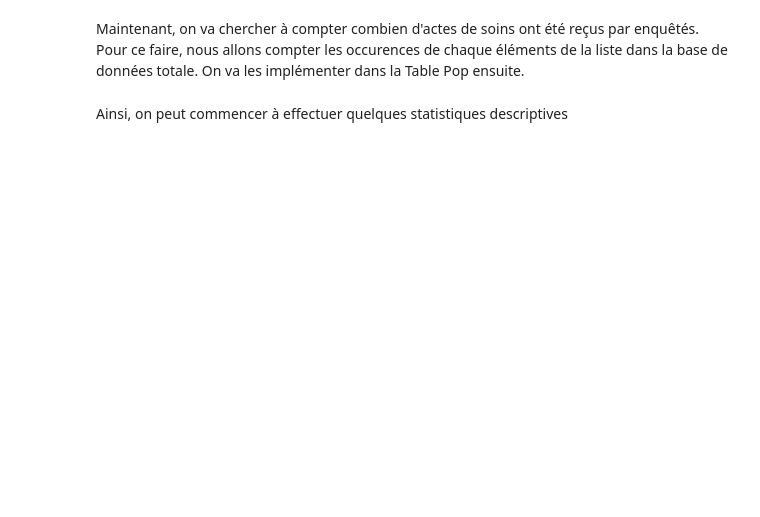
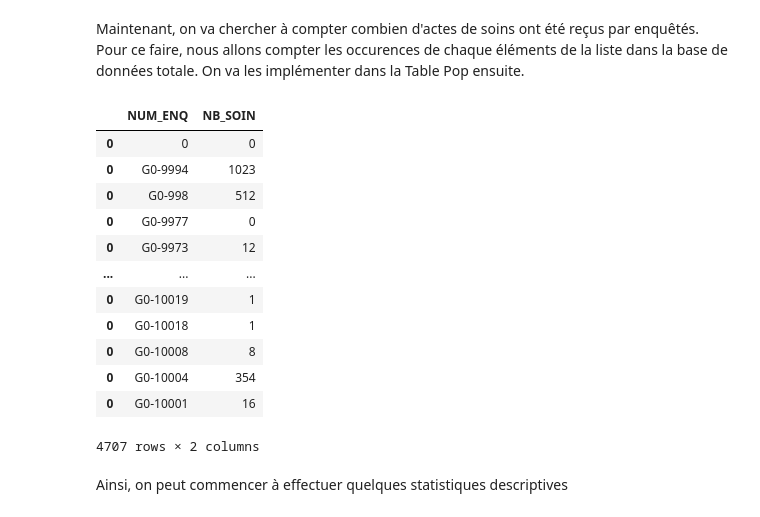
Before and after one commit to jmeynent/Analyse-Mort-Subite, a Jupyter notebook: Untitled.ipynb, the cells around one changed output. Saved outputs shown, nothing was run; the diff lists cells and outputs as text; code cells hidden in the pictures; blank space fills up the shorter version.

```diff
--- a/Untitled.ipynb
+++ b/Untitled.ipynb
@@ -7,7 +7,7 @@ import pandas as pd
 import os
 import matplotlib.pyplot as plt
 # %%
-Table_Pop = pd.read_csv('Ce PC/Documents/SemModStat/MSTP.csv')
-bd0 = pd.read_csv('Ce PC/Documents/SemModStat/MS_BD0.csv')
-bd1 = pd.read_csv('Ce PC/Documents/SemModStat/MS_BD1.csv')
-bd2 = pd.read_csv('Ce PC/Documents/SemModStat/MS_BD2.csv')
+Table_Pop = pd.read_csv('MSTP.csv', sep = ';') #Je réimporte à chaque fois en local la base de données. Je ne stocke pas sur Git car données sensibles
+bd0 = pd.read_csv('MS_BD0.csv', sep = ';')
+bd1 = pd.read_csv('MS_BD1.csv', sep = ';')
+bd2 = pd.read_csv('MS_BD2.csv', sep = ';')
@@ -28,18 +43,37 @@ SyntaxError: invalid syntax (1756146641.py, line 1)
 # %% [markdown]
 Maintenant, on va chercher à compter combien d'actes de soins ont été reçus par enquêtés. Pour ce faire, nous allons compter les occurences de chaque éléments de la liste dans la base de données totale. On va les implémenter dans la Table Pop ensuite.
 # %%
-Table_Pop = Table_Pop.assign(Nbr_Soins=0) #On crée une nouvelle colonne pour stocker ces données, on la remplit de 0 pour l'edit plus tard
+#Création d'un début de dataframe pour remplir boucle
+ar = np.array([0, 0]) #Première ligne arbitraire
+Nb_Soins = pd.DataFrame(ar) #Conversion de la matrice en DataFrame
+Nb_Soins = Nb_Soins.transpose()
+Nb_Soins.columns = ['NUM_ENQ', 'NB_SOIN'] #On nomme les colonnes'''
 
 #On va maintenant chercher à associer à chaque enquêté le nombre de soin reçu.
-#Calcul des soins par personnes
-Nbr_Soins = []
+#Calcul des soins par personnes et création d'une dataframe qui associe au numéro le nombre de soin
 for elem in list_enq:
     c = 0 #Ce sera notre compteur d'itération
-    for val in bdt['NUM_ENQ']:
-        if elem==var:
-        c = c+1
-    Nbr_Soins.append(c)
+    for val in bdtot['NUM_ENQ']:
+        if elem==val:
+            c = c+1
+    ar_temp = np.array([elem, c])
+    df_temp = pd.DataFrame(ar_temp)
+    df_temp = df_temp.transpose()
+    df_temp.columns = ['NUM_ENQ', 'NB_SOIN']
+    Nb_Soins = pd.concat([Nb_Soins, df_temp])
 
-#On crée une dataframe à partie de ça. Normalement ça correspond car le calcul se fait dans l'ordre des enquêtés
-df = pd.DataFrame(list(zip(list_enq,Nbr_Soins)), columns = ['NUM_ENQ','Nbr_Soins'])
-Table_Pop = pd.merge(Table_Pop, 'df')
+Nb_Soins
+# %% [output]
+|  | NUM_ENQ | NB_SOIN |
+| 0 | 0 | 0 |
+| 0 | G0-9994 | 1023 |
+| 0 | G0-998 | 512 |
+| 0 | G0-9977 | 0 |
+| 0 | G0-9973 | 12 |
+| ... | ... | ... |
+| 0 | G0-10019 | 1 |
+| 0 | G0-10018 | 1 |
+| 0 | G0-10008 | 8 |
+| 0 | G0-10004 | 354 |
+| 0 | G0-10001 | 16 |
+4707 rows × 2 columns
```
Also changed, not shown: parts of 11 cells of this notebook.
